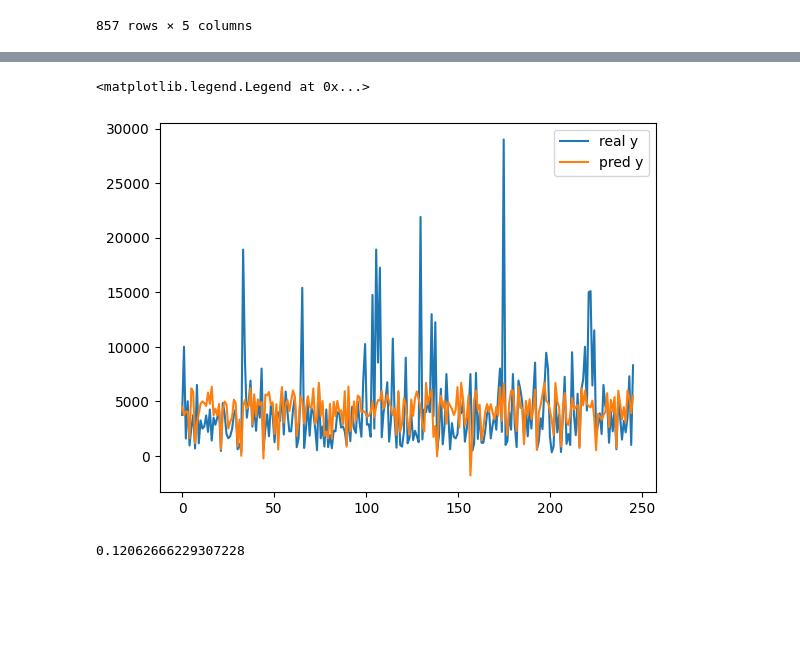
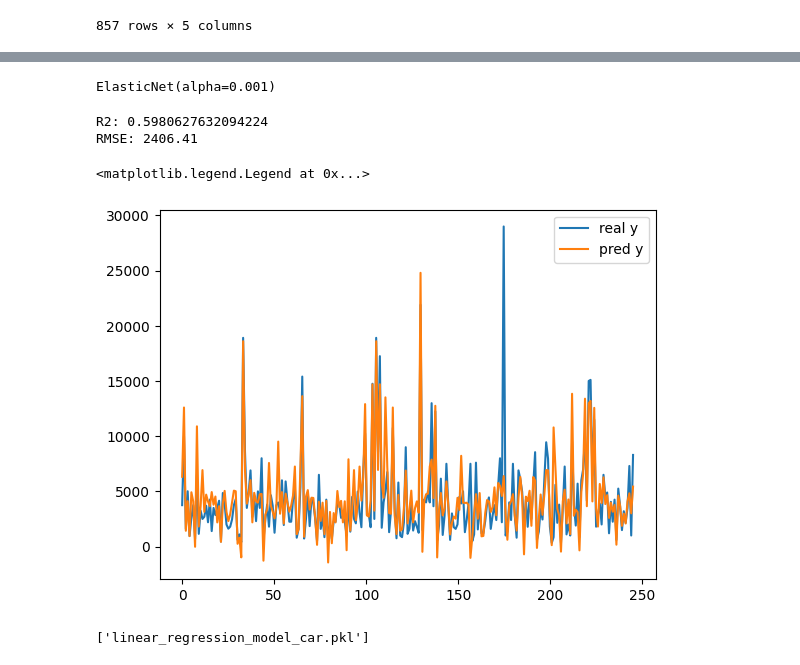
Before and after one commit to GrandicelliFede/FISTIC2024, a Jupyter notebook: FileMiei/Es6/cars2.ipynb, the cells around one changed output, grey strips where cells are left out. Saved outputs shown, nothing was run; the diff lists cells and outputs as text; code cells hidden in the pictures; blank space fills up the shorter version.

Commit message:
modello macchina

```diff
--- a/FileMiei/Es6/cars2.ipynb
+++ b/FileMiei/Es6/cars2.ipynb
@@ -188,0 +243,4 @@ df
+# %%
+dummies = pd.get_dummies(df[['fuel_type', 'brand']], drop_first=True,dtype=int)
+df = pd.concat([df, dummies], axis=1).drop(['fuel_type', 'brand'], axis=1)
+df
@@ -195,0 +268,6 @@ sns.heatmap(corr.corr())
+# %%
+X = df.drop(columns=['Price','name'])
+
+y = df['Price']
+
+X_train, X_test, y_train, y_test = train_test_split(X,y, test_size=0.3, random_state=667, )
@@ -195,0 +294,8 @@ sns.heatmap(corr.corr())
+# %%
+alphas = [0.0001, 0.001, 0.01, 0.1 ,1 ,10]
+
+for alpha in alphas:
+    print("Lambda is: "+str(alpha))
+    elastic = ElasticNet(alpha=alpha, l1_ratio=0.5)
+    elastic.fit(X_train, y_train)
+    overfit_eval(elastic, (X_train, X_test),(y_train, y_test))
@@ -196,26 +321,32 @@ sns.heatmap(corr.corr())
+# %%
+model = ElasticNet(alpha=0.001, l1_ratio=0.5)
+model.fit(X_train, y_train)
+# %% [output]
+ElasticNet(alpha=0.001)
+# %%
+y_pred = model.predict(X_test)
+
+r2 = r2_score(y_test,y_pred)
+rmse = root_mean_squared_error(y_test, y_pred)
+
+print(f'R2: {r2}')
+print(f'RMSE: {rmse:.2f}')
+# %% [output]
+R2: 0.5980627632094224
+RMSE: 2406.41
 # %%
-target = 'Price'
-X = corr.drop(target,axis=1).values
-y = corr[target].values
-
-X_train, X_test, y_train, y_test = train_test_split(X,y, test_size=0.3, random_state=667, )
-
-model = LinearRegression()
-model.fit(X_train, y_train)
-
-y_pred = model.predict(X_test)
-
-lenght = y_pred.shape[0]
-x = np.linspace(0, lenght, lenght)
+lenght = len(y_test)
+x = np.linspace(0,lenght,lenght)
 
 plt.plot(x, y_test, label = 'real y')
 plt.plot(x, y_pred, label = 'pred y')
 plt.legend()
 # %% [output]
 <matplotlib.legend.Legend at 0x...>
-[figure, old version]
+[figure, new version]
-# %%
-r_squared = r2_score(y_test, y_pred)
-r_squared
-# %% [output]
-0.12062666229307228
+# %%
+import joblib
+
+joblib.dump(model, 'linear_regression_model_car.pkl')
+# %% [output]
+['linear_regression_model_car.pkl']
```
Also changed, not shown: parts of 16 cells of this notebook, 1 other file.
